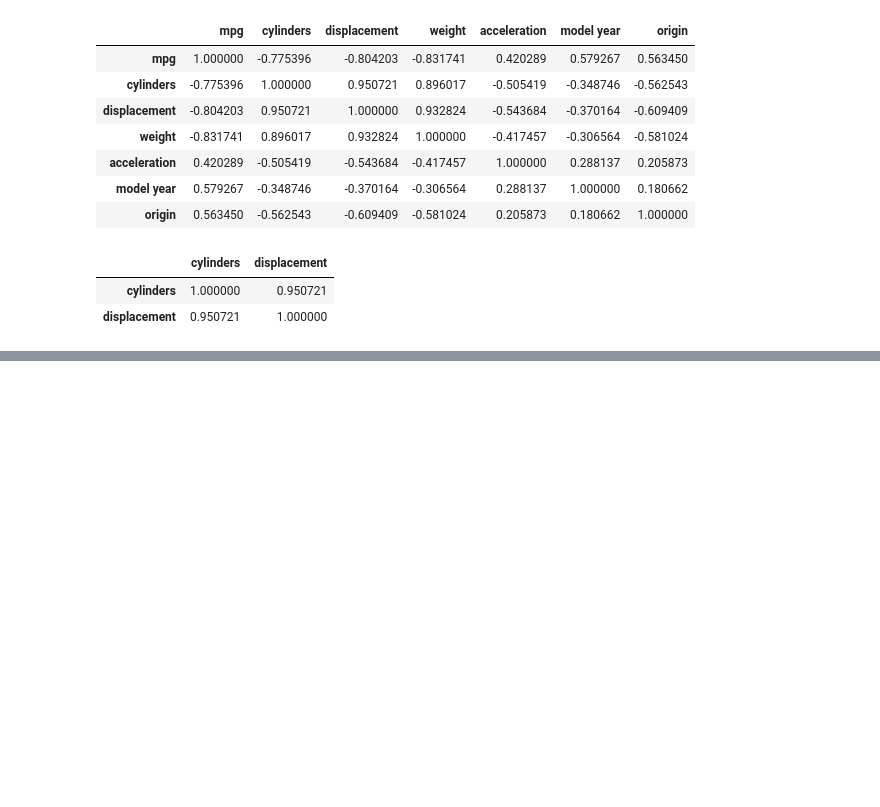
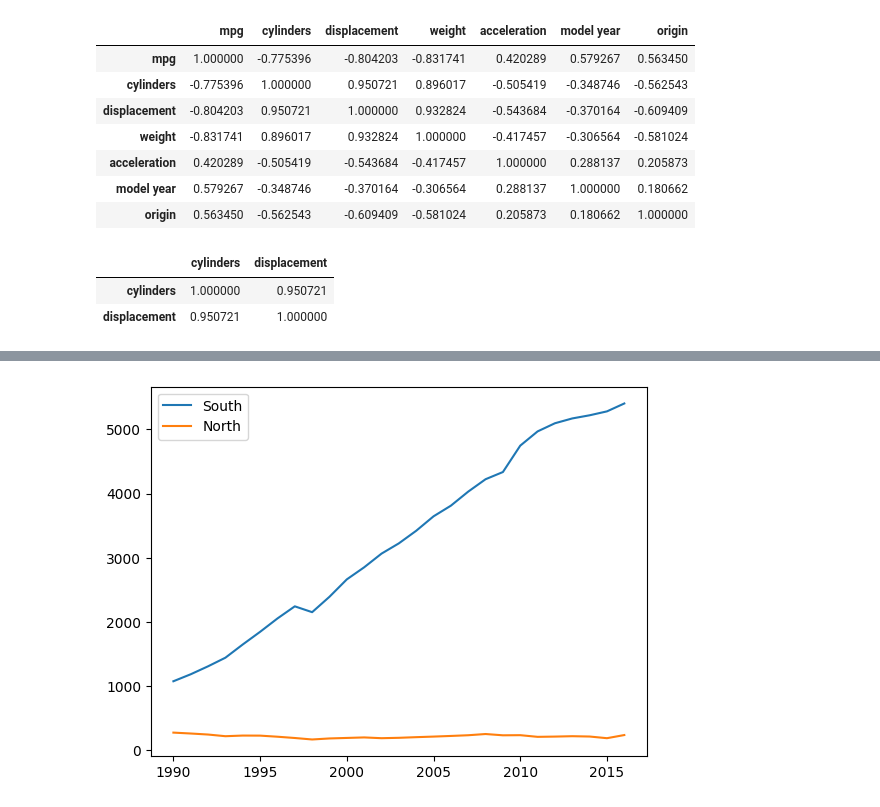
Before and after one commit to Hgracefield/dataAnalysis, a Jupyter notebook: Note/05.Data살펴보기.ipynb, the cells around one changed output, grey strips where cells are left out. Saved outputs shown, nothing was run; the diff lists cells and outputs as text; code cells hidden in the pictures; blank space fills up the shorter version.

```diff
--- a/Note/05.Data살펴보기.ipynb
+++ b/Note/05.Data살펴보기.ipynb
@@ -266,0 +384,5 @@ df[['cylinders', 'displacement']].corr()
+# %%
+# 행과 열을 전치
+
+tdf_sn = df_sn.transpose() # == df_sn.T
+tdf_sn
@@ -266,0 +407,5 @@ df[['cylinders', 'displacement']].corr()
+# %%
+tdf_sn.plot()
+plt.show()
+# %% [output]
+[figure, added]
```
Also changed, not shown: parts of 23 cells of this notebook, 1 other file.
